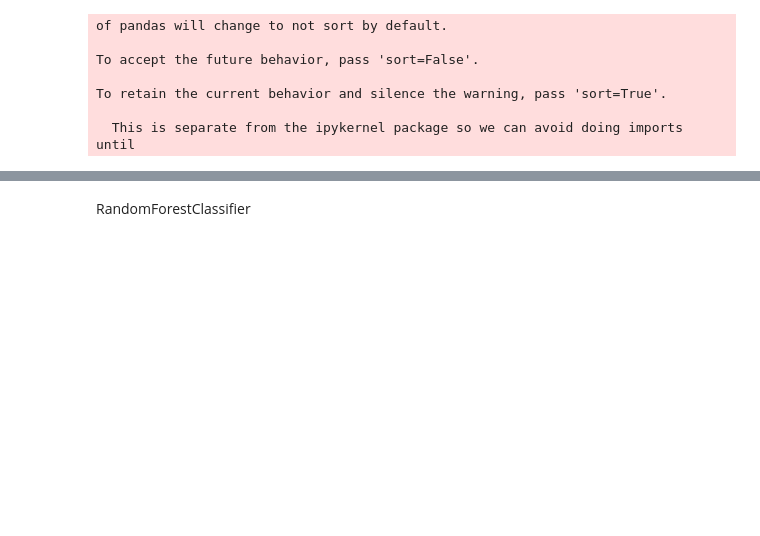
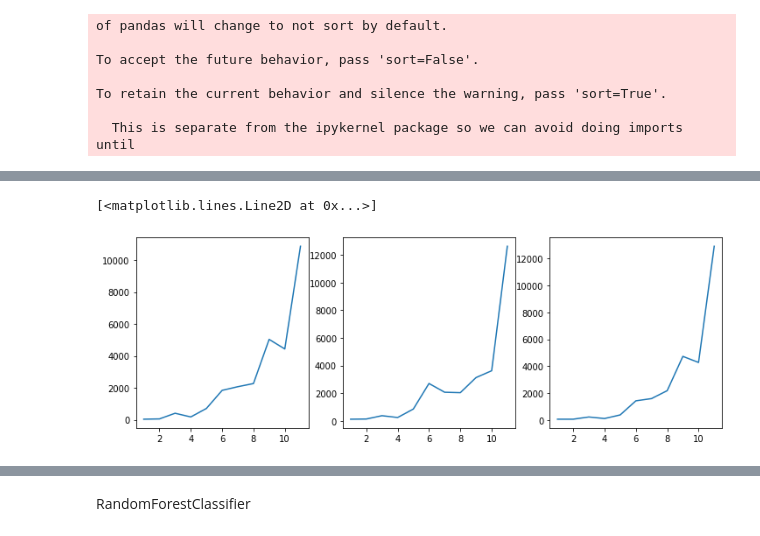
Before and after one commit to stewart-milberger/Alcohol-Consumption-Predictions, a Jupyter notebook: Predicting-Alcohol-Consumption.ipynb, the cells around one changed output, grey strips where cells are left out. Drawn from its saved outputs; the diff is of its cells as text; code cells hidden in the pictures; blank space fills up the shorter version.

```diff
--- a/Predicting-Alcohol-Consumption.ipynb
+++ b/Predicting-Alcohol-Consumption.ipynb
@@ -210,0 +291,8 @@ complete_df = complete_df.drop(columns=['Dataset', 'Current_Drinker'])
+# %%
+fig, (ax1, ax2, ax3) = plt.subplots(1, 3, figsize=(12, 4))
+ax1.plot(final_df.groupby('Wine_Frequency')['Wine_Frequency'].count())
+ax2.plot(final_df.groupby('Beer_Frequency')['Beer_Frequency'].count())
+ax3.plot(final_df.groupby('Liquor_Frequency')['Liquor_Frequency'].count())
+# %% [output]
+[<matplotlib.lines.Line2D at 0x...>]
+[figure, added]
```
Also changed, not shown: parts of 24 cells of this notebook.
